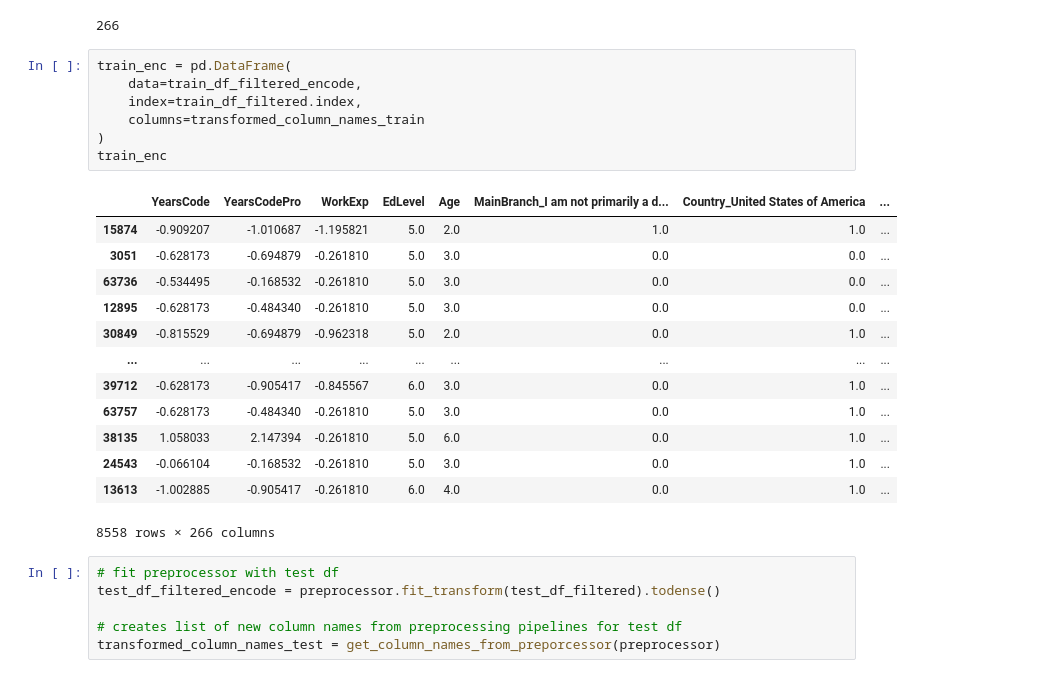
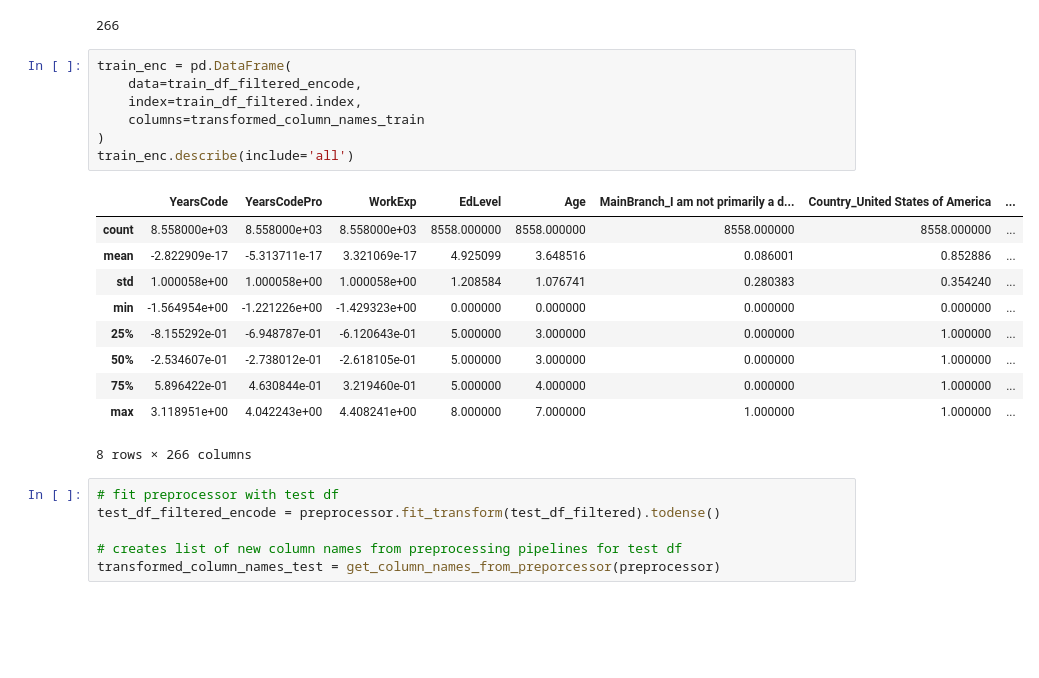
Before and after one commit to UBC-MDS/DSCI522-Group16-2022, a Jupyter notebook: preliminary_preprocessing.ipynb, the cells around one changed output. Drawn from its saved outputs; the diff is of its cells as text; blank space fills up the shorter version.

```diff
--- a/preliminary_preprocessing.ipynb
+++ b/preliminary_preprocessing.ipynb
@@ -309,24 +330,21 @@ print(len(transformed_column_names_train))
 # %%
 train_enc = pd.DataFrame(
     data=train_df_filtered_encode,
     index=train_df_filtered.index,
     columns=transformed_column_names_train
 )
-train_enc
+train_enc.describe(include='all')
 # %% [output]
 |  | YearsCode | YearsCodePro | WorkExp | EdLevel | Age | MainBranch_I am not primarily a d... | Country_United States of America | ... |
-| 15874 | -0.909207 | -1.010687 | -1.195821 | 5.0 | 2.0 | 1.0 | 1.0 | ... |
-| 3051 | -0.628173 | -0.694879 | -0.261810 | 5.0 | 3.0 | 0.0 | 0.0 | ... |
-| 63736 | -0.534495 | -0.168532 | -0.261810 | 5.0 | 3.0 | 0.0 | 0.0 | ... |
-| 12895 | -0.628173 | -0.484340 | -0.261810 | 5.0 | 3.0 | 0.0 | 0.0 | ... |
-| 30849 | -0.815529 | -0.694879 | -0.962318 | 5.0 | 2.0 | 0.0 | 1.0 | ... |
-| ... | ... | ... | ... | ... | ... | ... | ... | ... |
-| 39712 | -0.628173 | -0.905417 | -0.845567 | 6.0 | 3.0 | 0.0 | 1.0 | ... |
-| 63757 | -0.628173 | -0.484340 | -0.261810 | 5.0 | 3.0 | 0.0 | 1.0 | ... |
-| 38135 | 1.058033 | 2.147394 | -0.261810 | 5.0 | 6.0 | 0.0 | 1.0 | ... |
-| 24543 | -0.066104 | -0.168532 | -0.261810 | 5.0 | 3.0 | 0.0 | 1.0 | ... |
-| 13613 | -1.002885 | -0.905417 | -0.261810 | 6.0 | 4.0 | 0.0 | 1.0 | ... |
+| count | 8.558000e+03 | 8.558000e+03 | 8.558000e+03 | 8558.000000 | 8558.000000 | 8558.000000 | 8558.000000 | ... |
+| mean | -2.822909e-17 | -5.313711e-17 | 3.321069e-17 | 4.925099 | 3.648516 | 0.086001 | 0.852886 | ... |
+| std | 1.000058e+00 | 1.000058e+00 | 1.000058e+00 | 1.208584 | 1.076741 | 0.280383 | 0.354240 | ... |
+| min | -1.564954e+00 | -1.221226e+00 | -1.429323e+00 | 0.000000 | 0.000000 | 0.000000 | 0.000000 | ... |
+| 25% | -8.155292e-01 | -6.948787e-01 | -6.120643e-01 | 5.000000 | 3.000000 | 0.000000 | 1.000000 | ... |
+| 50% | -2.534607e-01 | -2.738012e-01 | -2.618105e-01 | 5.000000 | 3.000000 | 0.000000 | 1.000000 | ... |
+| 75% | 5.896422e-01 | 4.630844e-01 | 3.219460e-01 | 5.000000 | 4.000000 | 0.000000 | 1.000000 | ... |
+| max | 3.118951e+00 | 4.042243e+00 | 4.408241e+00 | 8.000000 | 7.000000 | 1.000000 | 1.000000 | ... |
-8558 rows × 266 columns
+8 rows × 266 columns
 # %%
 # fit preprocessor with test df
 test_df_filtered_encode = preprocessor.fit_transform(test_df_filtered).todense()
```
Also changed, not shown: parts of 8 cells of this notebook, 2 other files.
